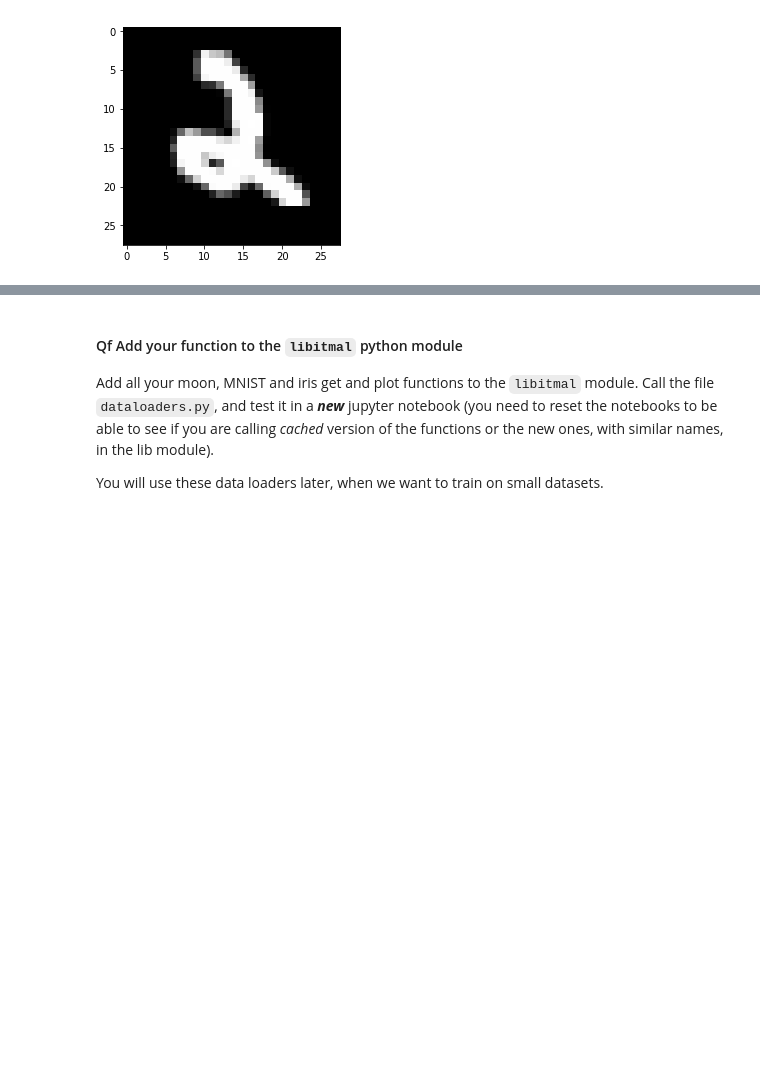
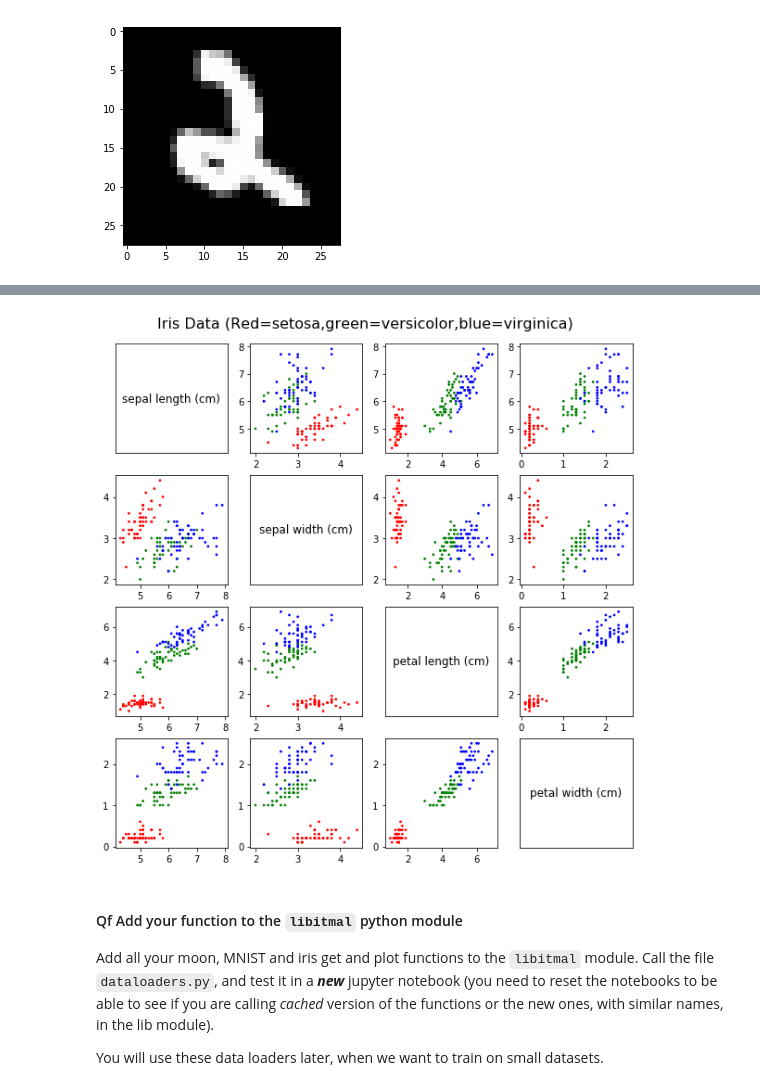
Before and after one commit to jeppestaerk/ITMAL, a Jupyter notebook: L03/dataset.ipynb, the cells around one changed output, grey strips where cells are left out. Saved outputs shown, nothing was run; the diff lists cells and outputs as text; code cells hidden in the pictures; blank space fills up the shorter version.

Commit message:
L03 dataset Qe

```diff
--- a/L03/dataset.ipynb
+++ b/L03/dataset.ipynb
@@ -194,3 +212,51 @@ Create a plot function that takes just two feature dimensions and plots them in
+# %%
+% matplotlib inline
+import matplotlib.pyplot as plt
+from sklearn.datasets import fetch_mldata
+from sklearn.model_selection import train_test_split
+from sklearn.datasets import load_iris
+from keras.datasets import mnist
+import numpy as np
+
+
+def IRIS_PlotFeatures(X, y, targets, features):
+    colors = [None] * len(X)
+    for i in range(len(X)):
+        if y[i] == 0:
+            colors[i] = 'r'
+        elif y[i] == 1:
+            colors[i] = 'g'
+        else:
+            colors[i] = 'b'
+    fig, axes = plt.subplots(nrows=4, ncols=4, figsize=(10, 10), frameon=True)
+    fig.suptitle("Iris Data (Red=setosa,green=versicolor,blue=virginica)", fontsize=16, y=0.92)
+
+    for i in range(4):
+        for j in range(4):
+            ax = axes[i,j]
+            if i == j:
+                ax.text(0.5, 0.5, features[i], fontsize=12, transform=ax.transAxes,
+                        horizontalalignment='center', verticalalignment='center')
+                ax.get_yaxis().set_visible(False)
+                ax.get_xaxis().set_visible(False)
+            else:
+                ax.scatter(X[:,j], X[:,i], c=colors, s=3)
+
+    plt.show()
+
+
+def IRIS_GetDataSet():
+    iris_data = load_iris()
+    X = iris_data["data"]
+    y = iris_data["target"]
+    target_names = iris_data["target_names"]
+    feature_names = iris_data["feature_names"]
+    return X, y, target_names, feature_names
+
+X, y, targets, features = IRIS_GetDataSet()
+IRIS_PlotFeatures(X, y, targets, features)
+# %% [output]
+[figure, added]
 # %% [markdown]
 #### Qf Add your function to the `libitmal` python module
 
```
Also changed, not shown: parts of 3 cells of this notebook.
